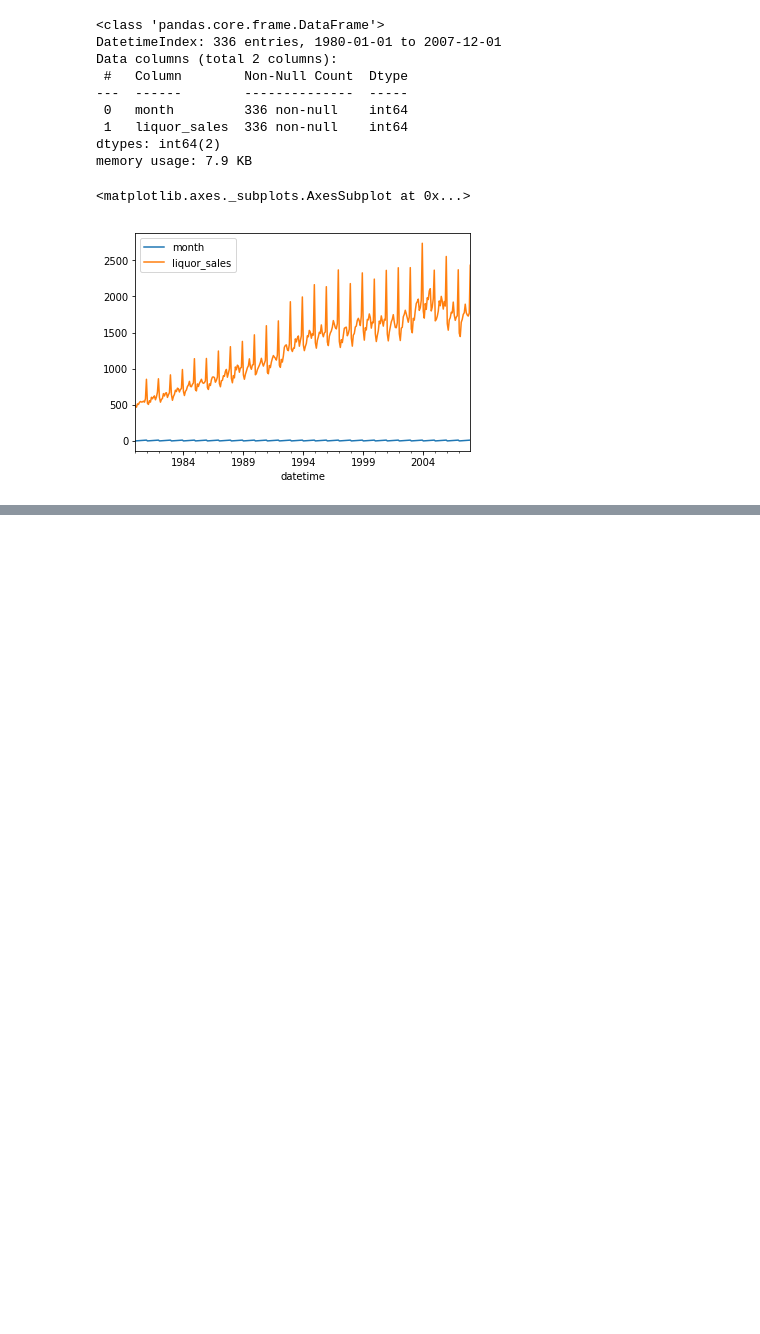
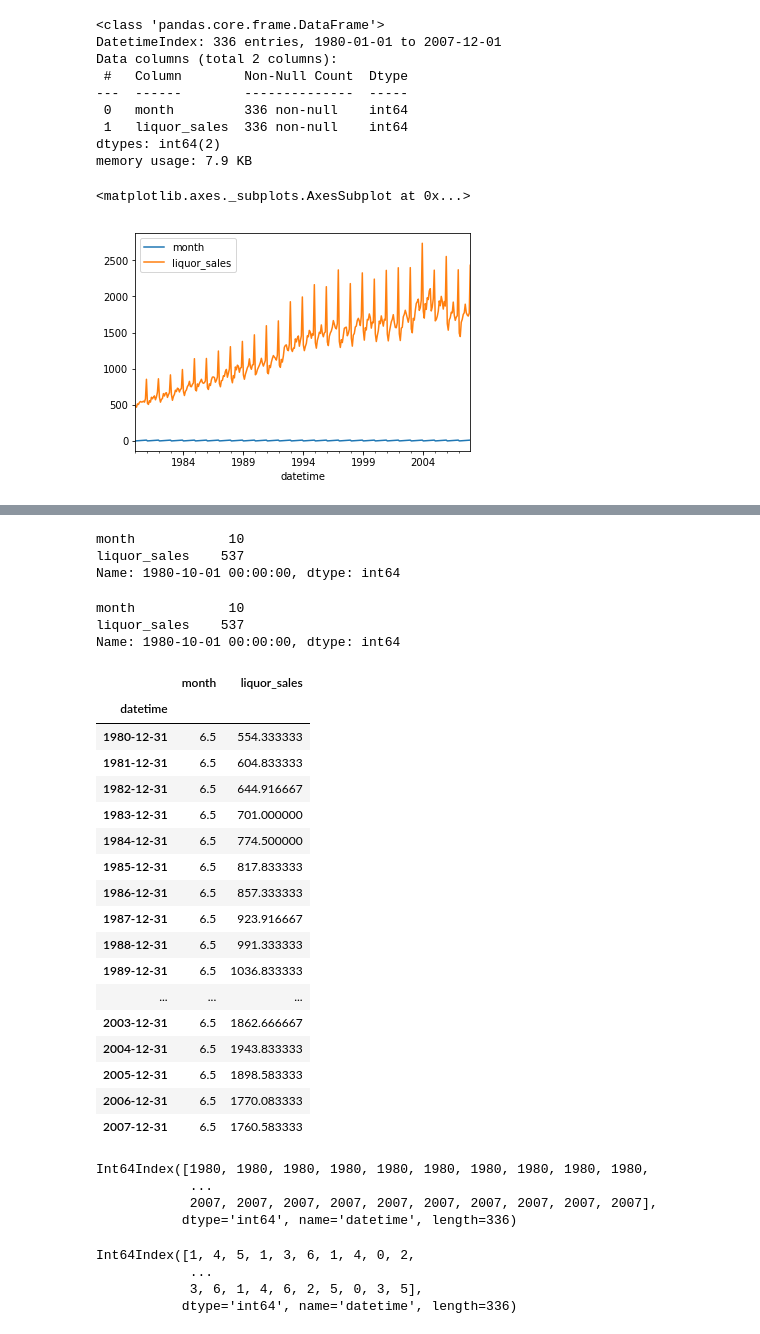
Before and after one commit to satishsurath/OnlineResources, a Jupyter notebook: PythonJupyterNotebooks/Week10-Day1-Activity1.ipynb, the cells around one changed output, grey strips where cells are left out. Drawn from its saved outputs; the diff is of its cells as text; code cells hidden in the pictures; blank space fills up the shorter version.

```diff
--- a/PythonJupyterNotebooks/Week10-Day1-Activity1.ipynb
+++ b/PythonJupyterNotebooks/Week10-Day1-Activity1.ipynb
@@ -38,0 +61,53 @@ df.plot()
+# %%
+#Python is smart to know that you are asking for year
+#Python is very flexible with dates
+df.loc["October 1, 1980"]
+# %% [output]
+month            10
+liquor_sales    537
+Name: 1980-10-01 00:00:00, dtype: int64
+# %%
+#Python is smart to know that you are asking for year
+#Python is very flexible with dates
+df.loc["10 1, 1980"]
+# %% [output]
+month            10
+liquor_sales    537
+Name: 1980-10-01 00:00:00, dtype: int64
+# %%
+#This is the annual
+df.resample("A").mean()
+# %% [output]
+|  | month | liquor_sales |
+| datetime |  |  |
+| 1980-12-31 | 6.5 | 554.333333 |
+| 1981-12-31 | 6.5 | 604.833333 |
+| 1982-12-31 | 6.5 | 644.916667 |
+| 1983-12-31 | 6.5 | 701.000000 |
+| 1984-12-31 | 6.5 | 774.500000 |
+| 1985-12-31 | 6.5 | 817.833333 |
+| 1986-12-31 | 6.5 | 857.333333 |
+| 1987-12-31 | 6.5 | 923.916667 |
+| 1988-12-31 | 6.5 | 991.333333 |
+| 1989-12-31 | 6.5 | 1036.833333 |
+| ... | ... | ... |
+| 2003-12-31 | 6.5 | 1862.666667 |
+| 2004-12-31 | 6.5 | 1943.833333 |
+| 2005-12-31 | 6.5 | 1898.583333 |
+| 2006-12-31 | 6.5 | 1770.083333 |
+| 2007-12-31 | 6.5 | 1760.583333 |
+# %%
+#This gives all year
+df.index.year
+# %% [output]
+Int64Index([1980, 1980, 1980, 1980, 1980, 1980, 1980, 1980, 1980, 1980,
+            ...
+            2007, 2007, 2007, 2007, 2007, 2007, 2007, 2007, 2007, 2007],
+           dtype='int64', name='datetime', length=336)
+# %%
+df.index.dayofweek
+# %% [output]
+Int64Index([1, 4, 5, 1, 3, 6, 1, 4, 0, 2,
+            ...
+            3, 6, 1, 4, 6, 2, 5, 0, 3, 5],
+           dtype='int64', name='datetime', length=336)
```
Also changed, not shown: parts of 2 cells of this notebook, 2 other files.
